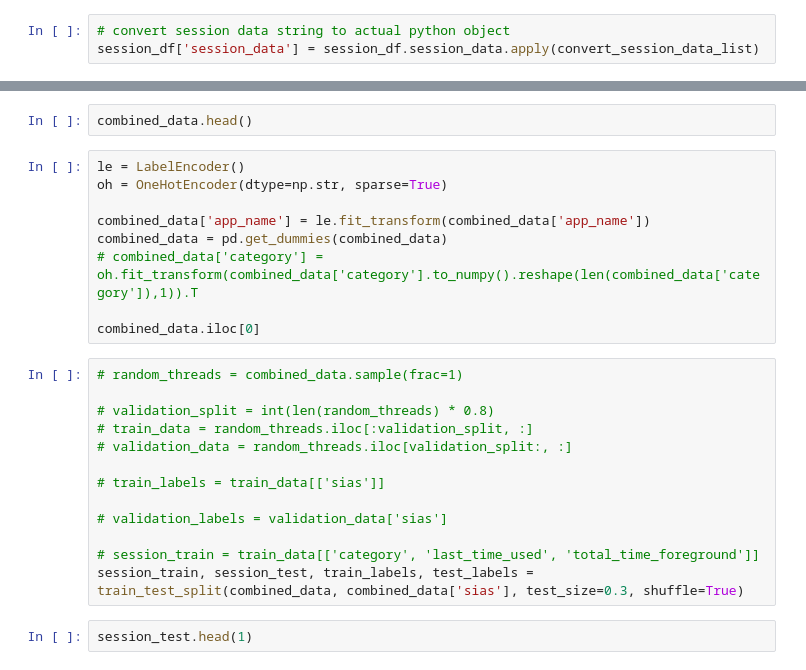
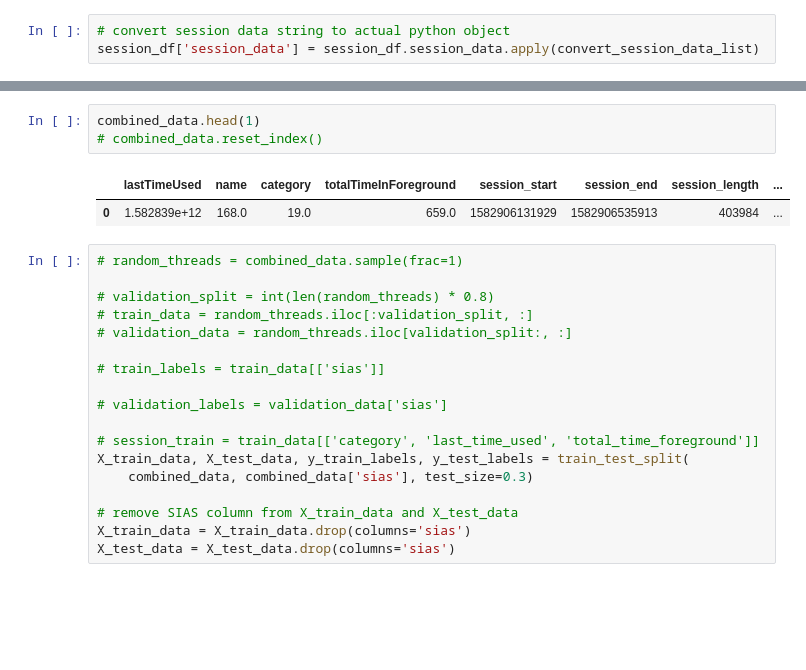
Before and after one commit to modelorona/level4dissertation, a Jupyter notebook: src/analysis/analysis.ipynb, the cells around one changed output, grey strips where cells are left out. Cells and saved outputs as stored; diff of their text form; blank space fills up the shorter version.

```diff
--- a/src/analysis/analysis.ipynb
+++ b/src/analysis/analysis.ipynb
@@ -266,14 +307,9 @@ session_df.sample(frac=0.01).apply(combine, axis=1)
 # %%
-combined_data.head()
+combined_data.head(1)
+# combined_data.reset_index()
+# %% [output]
+|  | lastTimeUsed | name | category | totalTimeInForeground | session_start | session_end | session_length | ... |
+| 0 | 1.582839e+12 | 168.0 | 19.0 | 659.0 | 1582906131929 | 1582906535913 | 403984 | ... |
-# %%
-le = LabelEncoder()
-oh = OneHotEncoder(dtype=np.str, sparse=True)
-
-combined_data['app_name'] = le.fit_transform(combined_data['app_name'])
-combined_data = pd.get_dummies(combined_data)
-# combined_data['category'] = oh.fit_transform(combined_data['category'].to_numpy().reshape(len(combined_data['category']),1)).T
-
-combined_data.iloc[0]
 # %%
 # random_threads = combined_data.sample(frac=1)
 
@@ -286,6 +322,9 @@ combined_data.iloc[0]
 # validation_labels = validation_data['sias']
 
 # session_train = train_data[['category', 'last_time_used', 'total_time_foreground']]
-session_train, session_test, train_labels, test_labels = train_test_split(combined_data, combined_data['sias'], test_size=0.3, shuffle=True)
+X_train_data, X_test_data, y_train_labels, y_test_labels = train_test_split(
+    combined_data, combined_data['sias'], test_size=0.3)
+
+# remove SIAS column from X_train_data and X_test_data
+X_train_data = X_train_data.drop(columns='sias')
+X_test_data = X_test_data.drop(columns='sias')
-# %%
-session_test.head(1)
```
Also changed, not shown: parts of 8 cells of this notebook.
